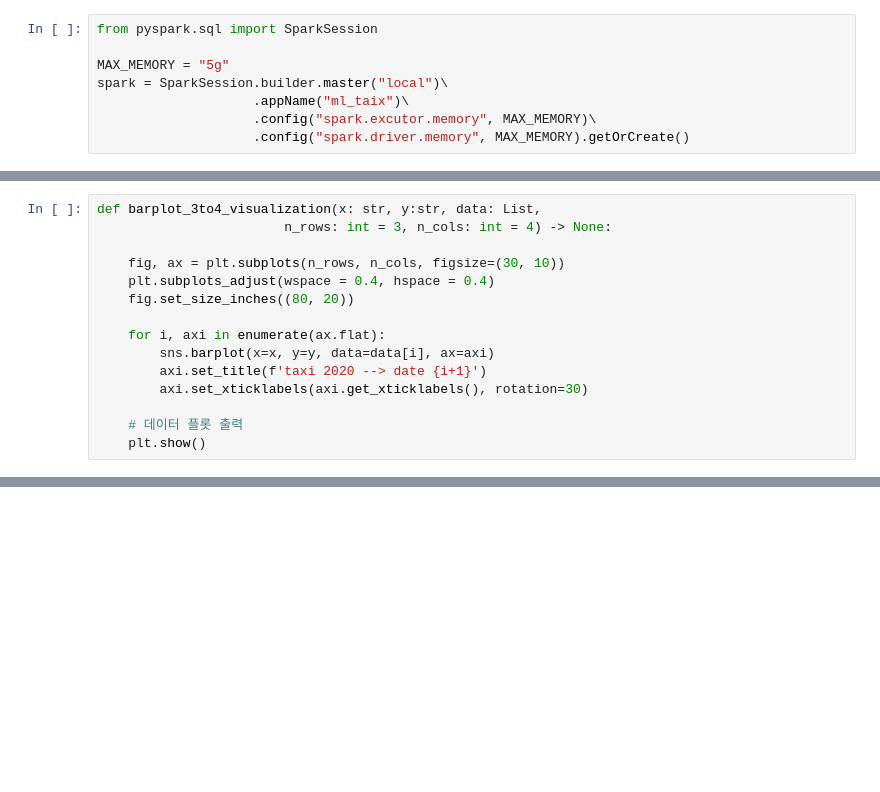
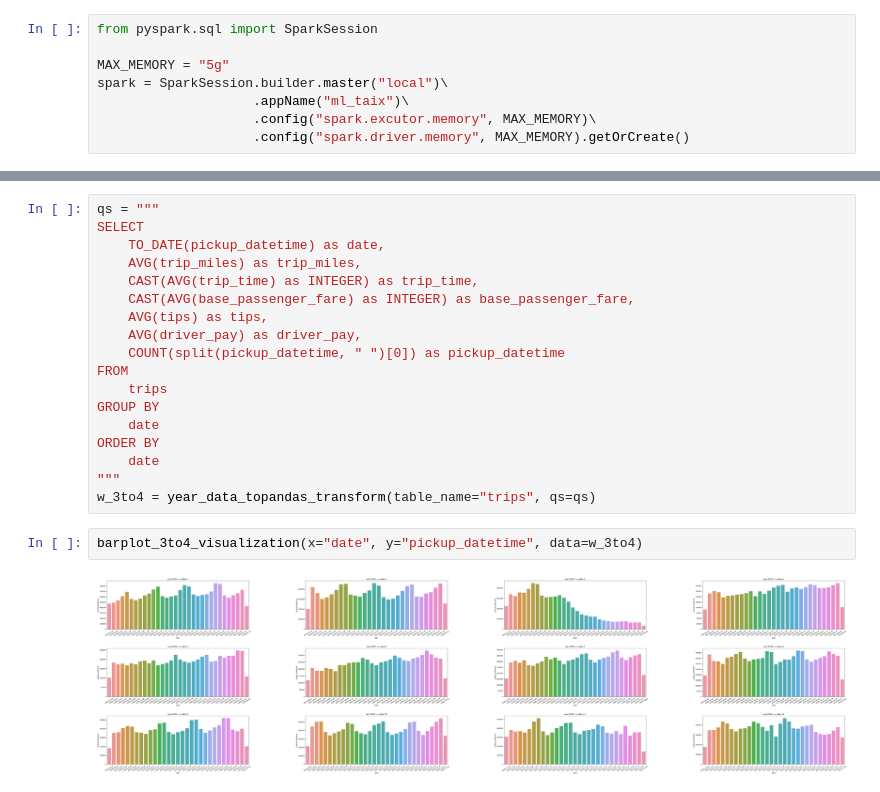
Before and after one commit to limhaneul12/SparkKafkaDistribute, a Jupyter notebook: sparkAnaliysis/spark_ml_taxi.ipynb, the cells around one changed output, grey strips where cells are left out. Saved outputs shown, nothing was run; the diff lists cells and outputs as text; blank space fills up the shorter version.

```diff
--- a/sparkAnaliysis/spark_ml_taxi.ipynb
+++ b/sparkAnaliysis/spark_ml_taxi.ipynb
@@ -83,18 +43,3 @@ def year_data(table_name: str, qs: str) -> List[SparkSession]:
-# %%
-def barplot_3to4_visualization(x: str, y:str, data: List,
-                        n_rows: int = 3, n_cols: int = 4) -> None:
-
-    fig, ax = plt.subplots(n_rows, n_cols, figsize=(30, 10))
-    plt.subplots_adjust(wspace = 0.4, hspace = 0.4)
-    fig.set_size_inches((80, 20))
-
-    for i, axi in enumerate(ax.flat):
-        sns.barplot(x=x, y=y, data=data[i], ax=axi)
-        axi.set_title(f'taxi 2020 --> date {i+1}')
-        axi.set_xticklabels(axi.get_xticklabels(), rotation=30)
-
-    # 데이터 플롯 출력
-    plt.show()
 # %%
 qs_2020 = """
 SELECT
@@ -135,0 +64,22 @@ barplot_3to4_visualization(x="pickup_datetime", y="tips", data=data2020_march)
+# %%
+qs = """
+SELECT
+    TO_DATE(pickup_datetime) as date,
+    AVG(trip_miles) as trip_miles,
+    CAST(AVG(trip_time) as INTEGER) as trip_time,
+    CAST(AVG(base_passenger_fare) as INTEGER) as base_passenger_fare,
+    AVG(tips) as tips,
+    AVG(driver_pay) as driver_pay,
+    COUNT(split(pickup_datetime, " ")[0]) as pickup_datetime
+FROM
+    trips
+GROUP BY
+    date
+ORDER BY
+    date
+"""
+w_3to4 = year_data_topandas_transform(table_name="trips", qs=qs)
+# %%
+barplot_3to4_visualization(x="date", y="pickup_datetime", data=w_3to4)
+# %% [output]
+[figure, added]
```
Also changed, not shown: parts of 11 cells of this notebook, 3 other files.
